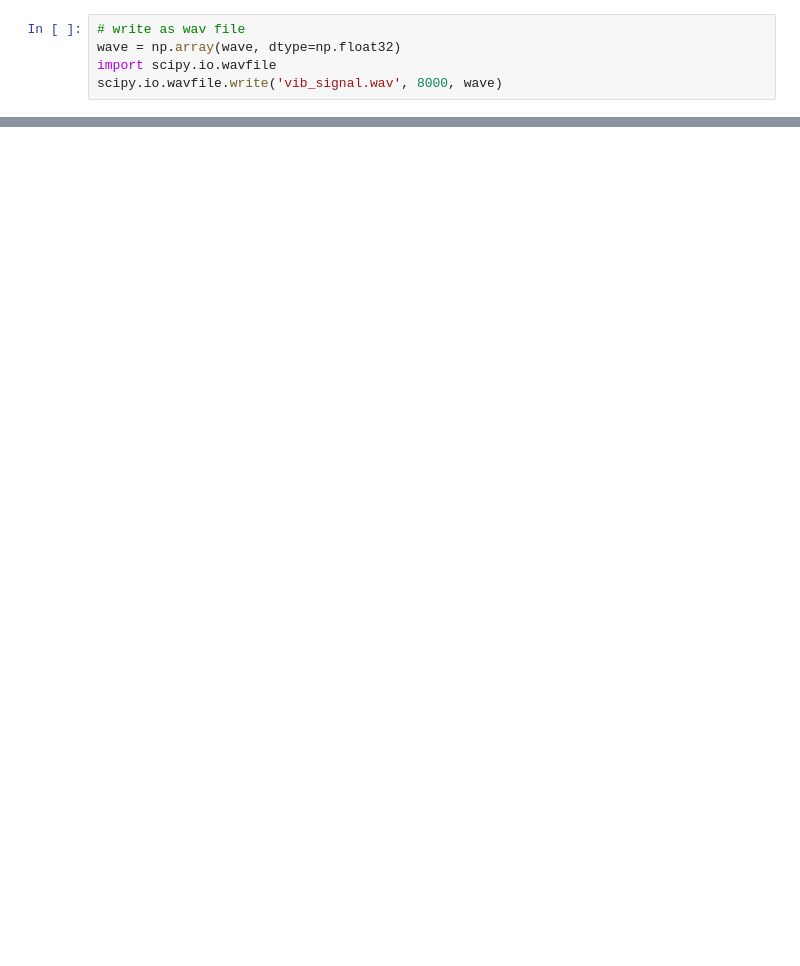
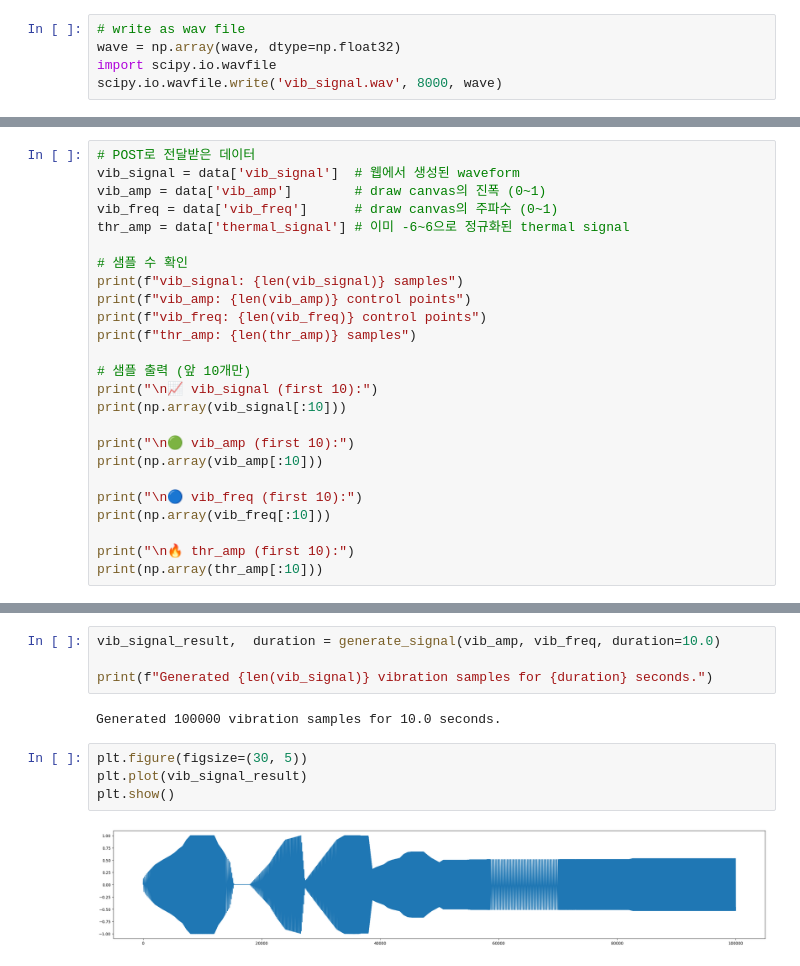
Before and after one commit to Kangsuyeon01/vib-thermal, a Jupyter notebook: static/src/test.ipynb, the cells around one changed output, grey strips where cells are left out. Drawn from its saved outputs; the diff is of its cells as text; blank space fills up the shorter version.

```diff
--- a/static/src/test.ipynb
+++ b/static/src/test.ipynb
@@ -60,0 +119,25 @@ plt.show()
+# %%
+# POST로 전달받은 데이터
+vib_signal = data['vib_signal']  # 웹에서 생성된 waveform
+vib_amp = data['vib_amp']        # draw canvas의 진폭 (0~1)
+vib_freq = data['vib_freq']      # draw canvas의 주파수 (0~1)
+thr_amp = data['thermal_signal'] # 이미 -6~6으로 정규화된 thermal signal
+
+# 샘플 수 확인
+print(f"vib_signal: {len(vib_signal)} samples")
+print(f"vib_amp: {len(vib_amp)} control points")
+print(f"vib_freq: {len(vib_freq)} control points")
+print(f"thr_amp: {len(thr_amp)} samples")
+
+# 샘플 출력 (앞 10개만)
+print("\n📈 vib_signal (first 10):")
+print(np.array(vib_signal[:10]))
+
+print("\n🟢 vib_amp (first 10):")
+print(np.array(vib_amp[:10]))
+
+print("\n🔵 vib_freq (first 10):")
+print(np.array(vib_freq[:10]))
+
+print("\n🔥 thr_amp (first 10):")
+print(np.array(thr_amp[:10]))
@@ -60,0 +164,12 @@ plt.show()
+# %%
+vib_signal_result,  duration = generate_signal(vib_amp, vib_freq, duration=10.0)
+
+print(f"Generated {len(vib_signal)} vibration samples for {duration} seconds.")
+# %% [output]
+Generated 100000 vibration samples for 10.0 seconds.
+# %%
+plt.figure(figsize=(30, 5))
+plt.plot(vib_signal_result)
+plt.show()
+# %% [output]
+[figure, added]
```
Also changed, not shown: parts of 9 cells of this notebook, 6 other files.
